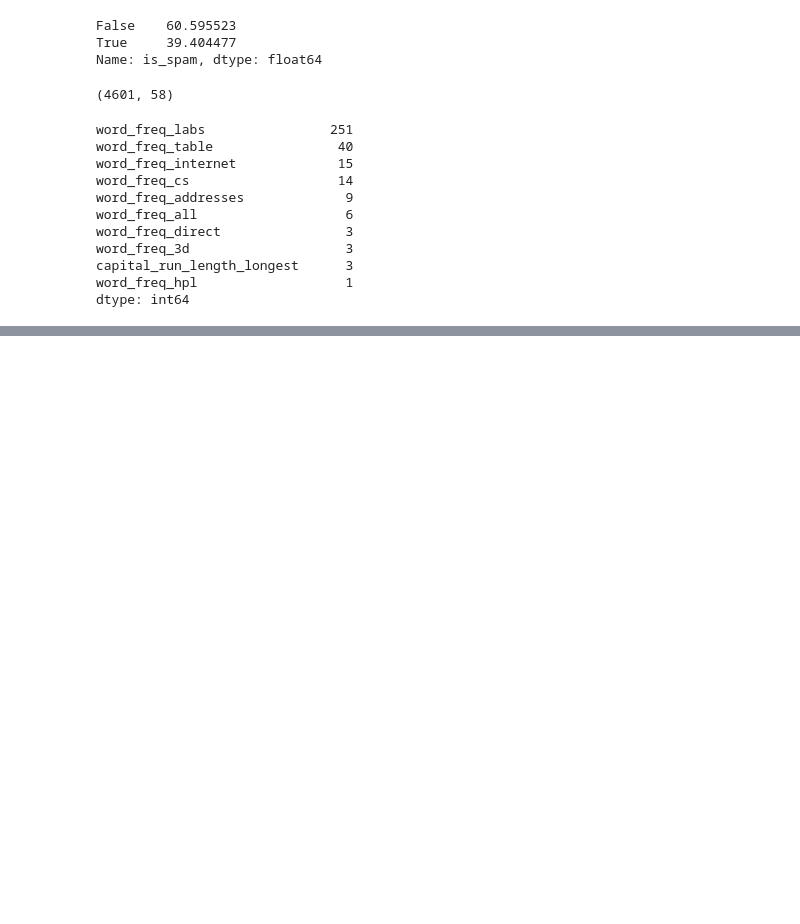
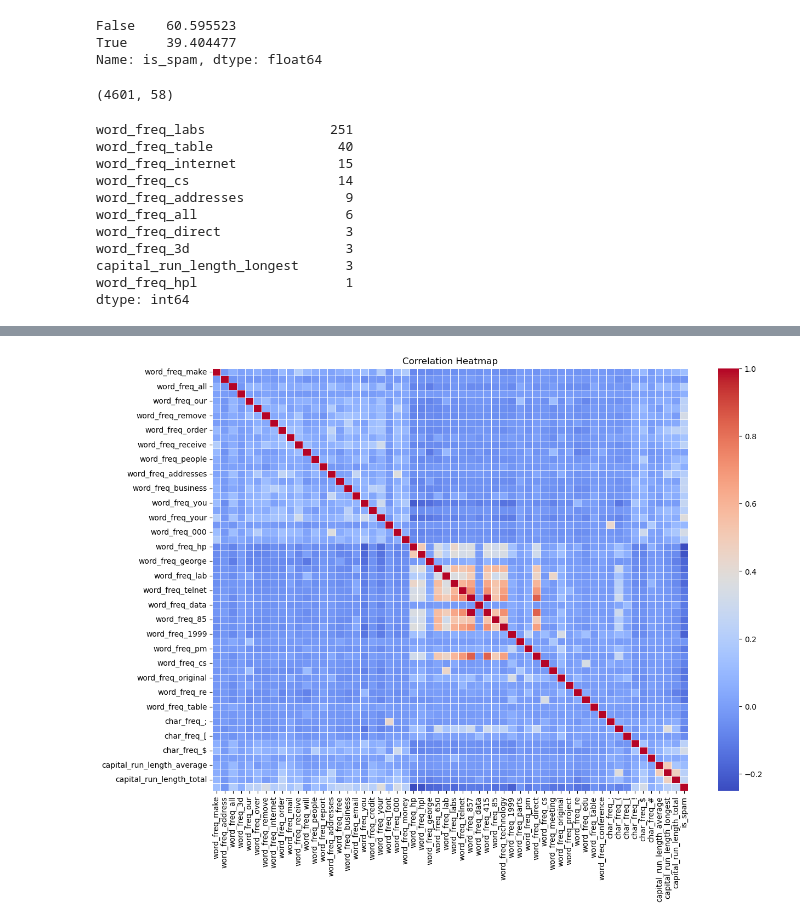
Before and after one commit to eriton2023457/CA_Alessandro, a Jupyter notebook: 2025241_CA_DataPrep_HDip.ipynb, the cells around one changed output, grey strips where cells are left out. Drawn from its saved outputs; the diff is of its cells as text; code cells hidden in the pictures; blank space fills up the shorter version.

```diff
--- a/2025241_CA_DataPrep_HDip.ipynb
+++ b/2025241_CA_DataPrep_HDip.ipynb
@@ -127,3 +127,8 @@ word_freq_3d                    3
 capital_run_length_longest      3
 word_freq_hpl                   1
 dtype: int64
+# %%
+# Drop rows with missing values for simplicity in this case
+df.dropna(inplace=True)
+# Confirm that all columns now have appropriate types and no missing values
+df.info()
@@ -129,0 +153,11 @@ dtype: int64
+# %%
+# Correlation Analysis
+
+# Lets plot a correlation matrix to see how features relate to each other and to the target
+plt.figure(figsize=(14, 10))
+corr = df.corr()
+sns.heatmap(corr, cmap='coolwarm', linewidths=0.5)
+plt.title("Correlation Heatmap")
+plt.show()
+# %% [output]
+[figure, added]
```
Also changed, not shown: parts of 2 cells of this notebook.
